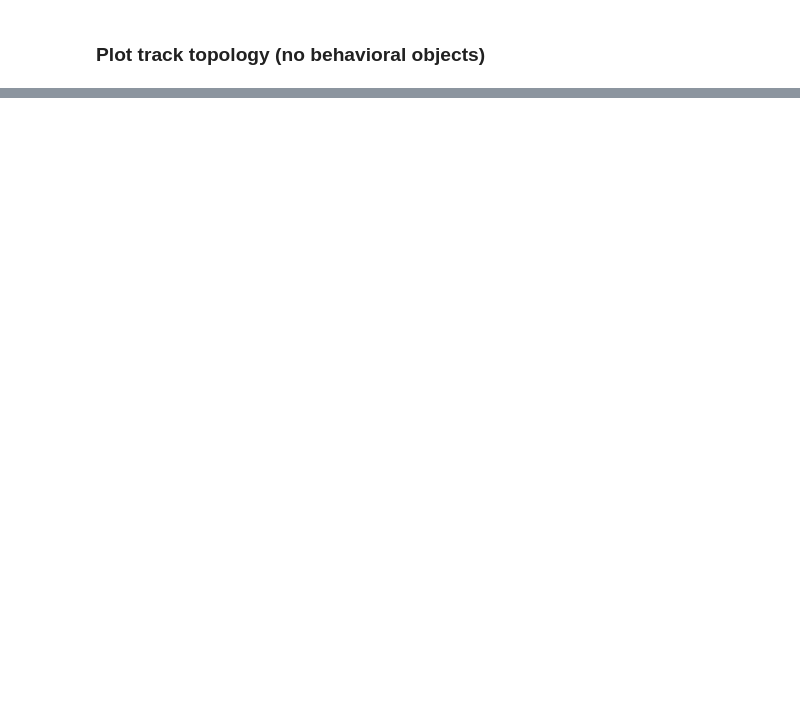
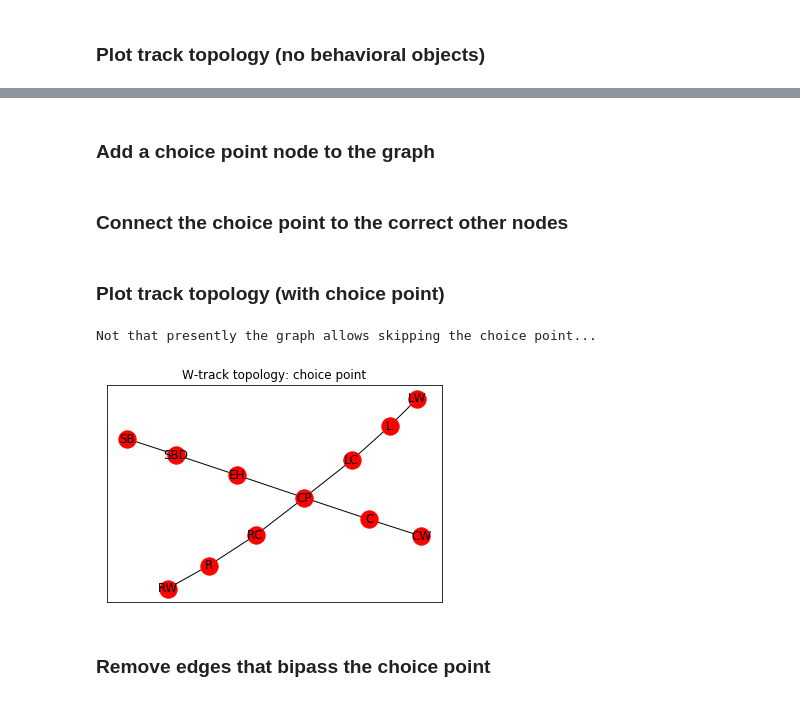
Before and after one commit to LorenFrankLab/franklab-nwb, a Jupyter notebook: behavioral_graph.ipynb, the cells around one changed output, grey strips where cells are left out. Cells and saved outputs as stored; diff of their text form; code cells hidden in the pictures; blank space fills up the shorter version.

```diff
--- a/behavioral_graph.ipynb
+++ b/behavioral_graph.ipynb
@@ -122,9 +125,9 @@ These data were in the behavioral objects...
 name_list = [e[1] for e in list(H.nodes.data('name'))]  # list of names of each node, in index order
 
 # For path objects, store the [(x1, y1), (x2, y2)] of the segment start and end points
-for path in all_paths:
-    idx = name_list.index(path.name)
-    H.nodes[idx]['segment'] = path.segment
+for seg in all_segments:
+    idx = name_list.index(seg.name)
+    H.nodes[idx]['segment'] = seg.segment
 
 # For point objects, store the (x, y) coordinate of the point
 for pt in all_points:
@@ -155,0 +159,27 @@ nx.draw_networkx(H, labels=dict(H.nodes.data('name')), fontsize=6)
+# %% [markdown]
+### Add a choice point node to the graph
+# %%
+choice_pt_idx = H.number_of_nodes()
+H.add_node(choice_pt_idx, name='CP', kind='point', coord=(1.9, 0.65))
+# %% [markdown]
+### Connect the choice point to the correct other nodes
+# %%
+name_list = [e[1] for e in list(H.nodes.data('name'))]  # list of names of each node, in index order
+for i, name in enumerate(name_list):
+    if name == 'C' or name == 'LC' or name == 'RC':
+        H.add_edge(choice_pt_idx, i)
+# %% [markdown]
+### Plot track topology (with choice point)
+# %%
+ax = plt.subplot(111)
+ax.axes.get_xaxis().set_visible(False)
+ax.axes.get_yaxis().set_visible(False)
+plt.title("W-track topology: choice point")
+nx.draw_networkx(H, labels=dict(H.nodes.data('name')), fontsize=6)
+
+print("Not that presently the graph allows skipping the choice point...")
+# %% [output]
+Not that presently the graph allows skipping the choice point...
+[figure, added]
+# %% [markdown]
+### Remove edges that bipass the choice point
```
Also changed, not shown: parts of 22 cells of this notebook.
